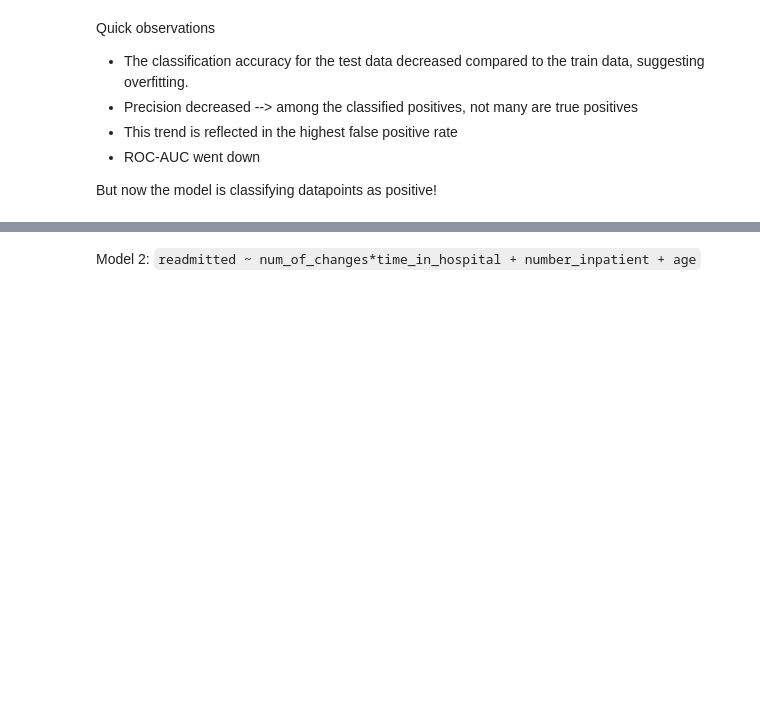
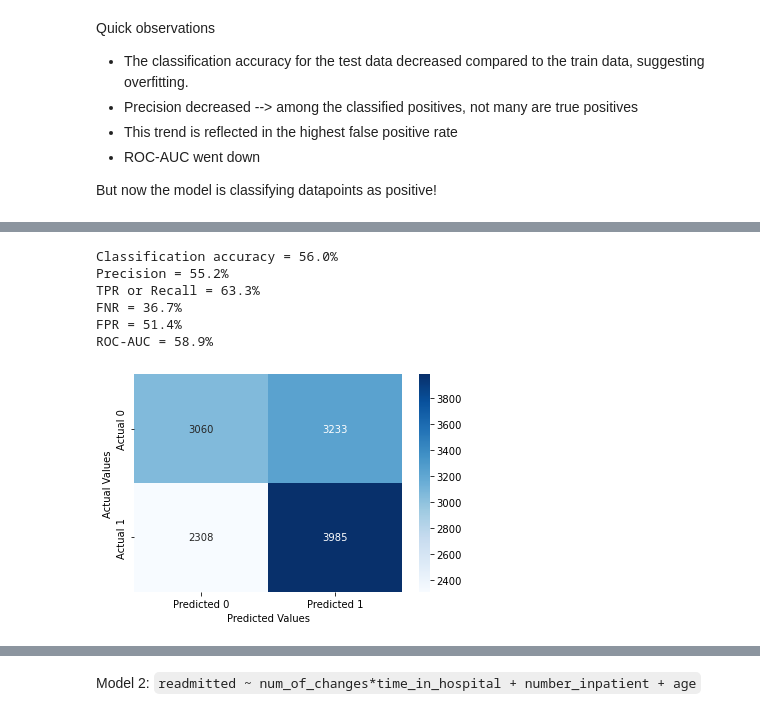
Before and after one commit to AnastasiaKWei/Saturn, a Jupyter notebook: Amy.ipynb, the cells around one changed output, grey strips where cells are left out. Saved outputs shown, nothing was run; the diff lists cells and outputs as text; code cells hidden in the pictures; blank space fills up the shorter version.

```diff
--- a/Amy.ipynb
+++ b/Amy.ipynb
@@ -281,3 +281,6 @@ But now the model is classifying datapoints as positive!
 # %%
 # try adding the other terms of the model, and all possible interactions between time_in_hospital and the age predictors
 # logit_model_age_dummy = sm.logit(formula = 'readmitted ~ time_in_hospital*age + num_of_changes + number_inpatient', data = train1_with_age_dummy).fit() #Developing logistic regression model
+
+logit_model_age_dummy_2 = sm.logit(formula = 'readmitted ~ ' + '+'.join(list(age_dummy.columns)) + '+ num_of_changes + number_inpatient', data = train1_with_age_dummy).fit()
+logit_model_age_dummy_2.summary()
@@ -283,0 +313,10 @@ But now the model is classifying datapoints as positive!
+# %%
+confusion_matrix_data(train1_with_age_dummy,train1_with_age_dummy.readmitted,logit_model_age_dummy_2,cutoff=0.5)
+# %% [output]
+Classification accuracy = 56.0%
+Precision = 55.2%
+TPR or Recall = 63.3%
+FNR = 36.7%
+FPR = 51.4%
+ROC-AUC = 58.9%
+[figure, added]
```
Also changed, not shown: parts of 6 cells of this notebook.
